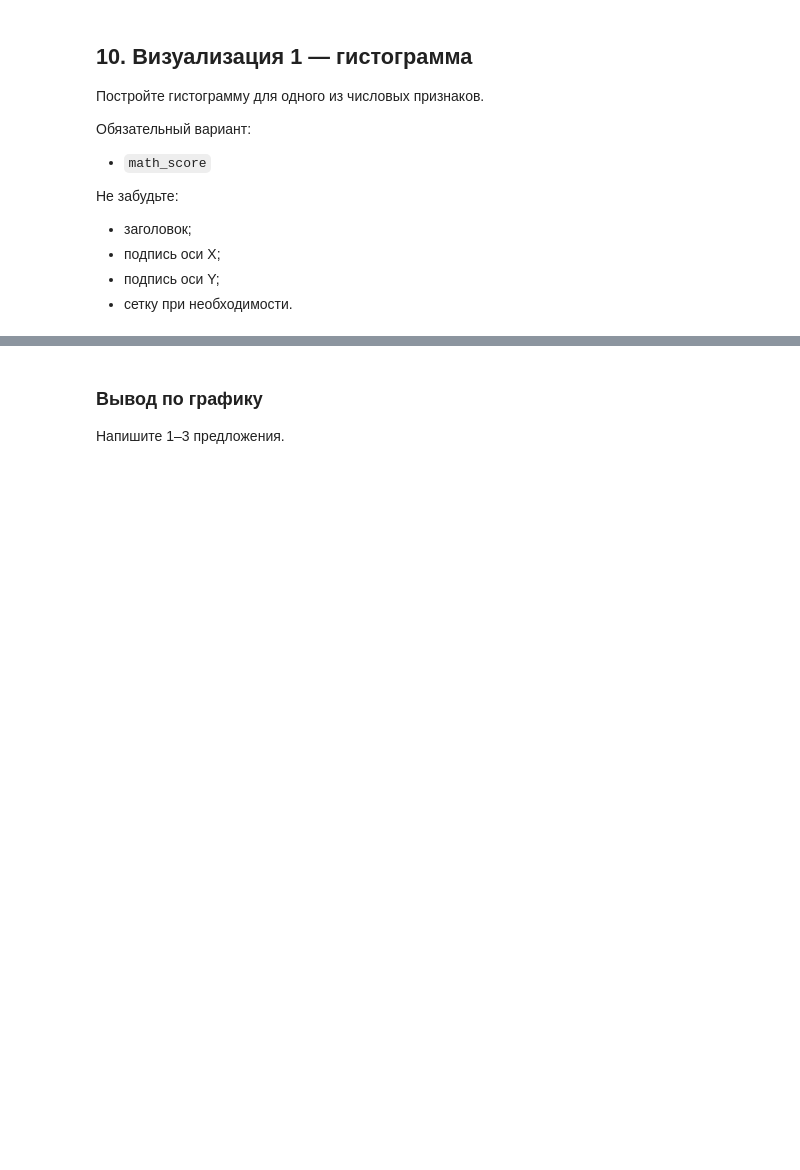
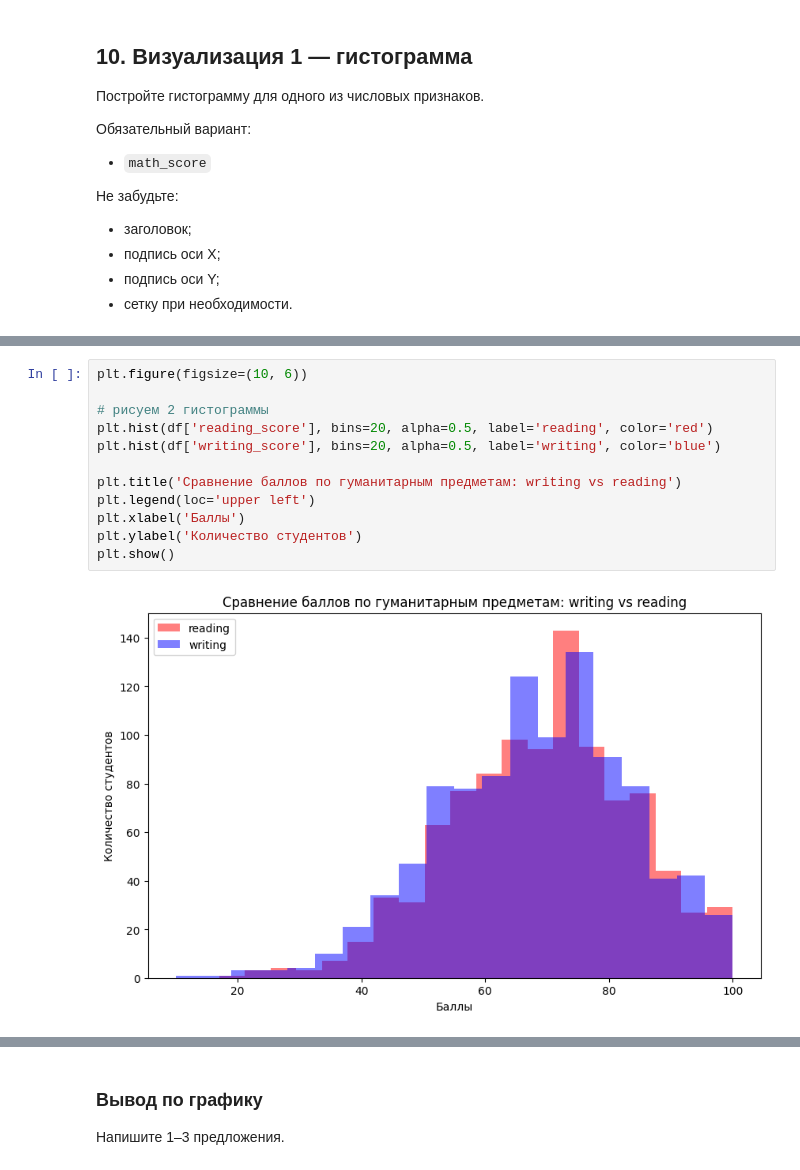
Before and after one commit to AR-git-hub/ITMO.py, a Jupyter notebook: second_semester/LR9/lab_template.ipynb, the cells around one changed output, grey strips where cells are left out. Saved outputs shown, nothing was run; the diff lists cells and outputs as text; blank space fills up the shorter version.

```diff
--- a/second_semester/LR9/lab_template.ipynb
+++ b/second_semester/LR9/lab_template.ipynb
@@ -160,0 +492,14 @@
+# %%
+plt.figure(figsize=(10, 6))
+
+# рисуем 2 гистограммы
+plt.hist(df['reading_score'], bins=20, alpha=0.5, label='reading', color='red')
+plt.hist(df['writing_score'], bins=20, alpha=0.5, label='writing', color='blue')
+
+plt.title('Сравнение баллов по гуманитарным предметам: writing vs reading')
+plt.legend(loc='upper left')
+plt.xlabel('Баллы')
+plt.ylabel('Количество студентов')
+plt.show()
+# %% [output]
+[figure, added]
```
Also changed, not shown: parts of 67 cells of this notebook, 3 other files.
